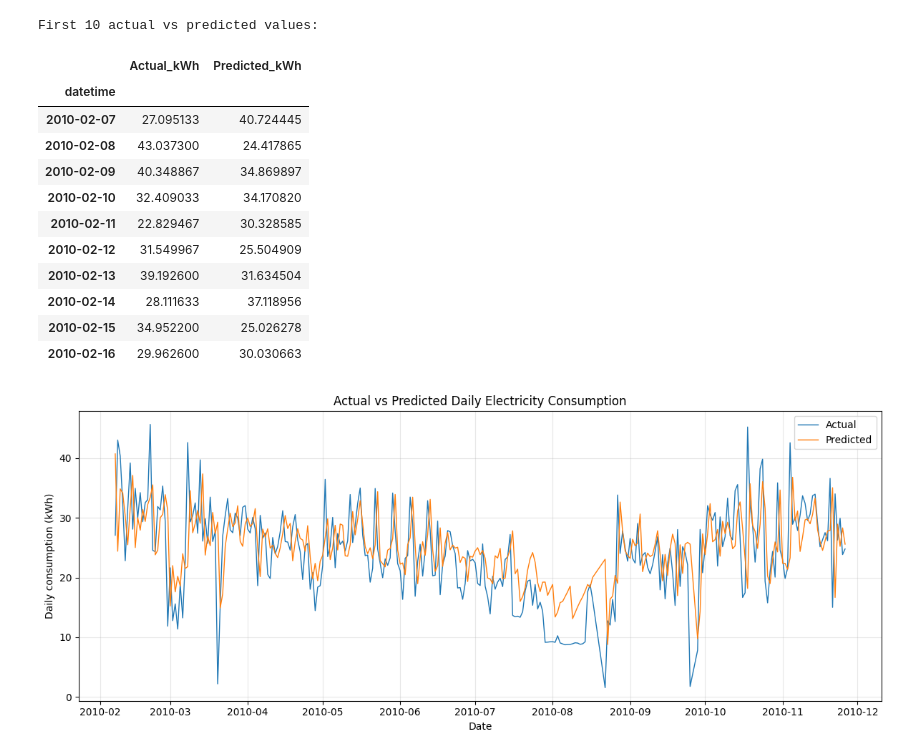
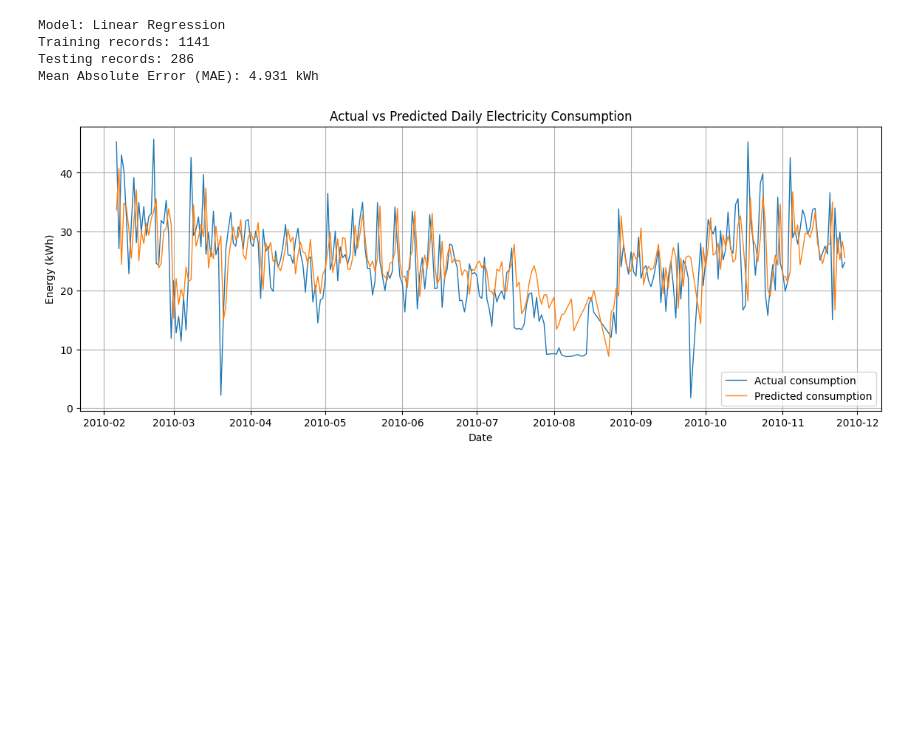
Before and after one commit to 2112rishu/electricity-bill-predictor, a Jupyter notebook: Electricity_Bill_Predictor.ipynb, the cells around one changed output. Saved outputs shown, nothing was run; the diff lists cells and outputs as text; code cells hidden in the pictures; blank space fills up the shorter version.

```diff
--- a/Electricity_Bill_Predictor.ipynb
+++ b/Electricity_Bill_Predictor.ipynb
@@ -289,37 +223,44 @@ Mean Absolute Error (MAE): 4.956 kWh
+# %%
+
+model = LinearRegression()
+model.fit(X_train, y_train)
+
+predictions = model.predict(X_test)
+
+mae = mean_absolute_error(y_test, predictions)
+
+print("Model: Linear Regression")
+print("Training records:", len(X_train))
+print("Testing records:", len(X_test))
+print(f"Mean Absolute Error (MAE): {mae:.3f} kWh")
+# %% [output]
+Model: Linear Regression
+Training records: 1141
+Testing records: 286
+Mean Absolute Error (MAE): 4.931 kWh
 # %%
 
-results = pd.DataFrame({
-    "Actual_kWh": y_test,
-    "Predicted_kWh": y_pred
-})
+plt.figure(figsize=(14, 5))
 
-print("First 10 actual vs predicted values:")
-display(results.head(10))
+plt.plot(
+    y_test.index,
+    y_test.values,
+    label="Actual consumption",
+    linewidth=1
+)
 
-plt.figure(figsize=(12, 5))
-plt.plot(results.index, results["Actual_kWh"],
-         label="Actual", linewidth=1)
-plt.plot(results.index, results["Predicted_kWh"],
-         label="Predicted", linewidth=1)
+plt.plot(
+    y_test.index,
+    predictions,
+    label="Predicted consumption",
+    linewidth=1
+)
+
 plt.title("Actual vs Predicted Daily Electricity Consumption")
 plt.xlabel("Date")
-plt.ylabel("Daily consumption (kWh)")
+plt.ylabel("Energy (kWh)")
 plt.legend()
-plt.grid(True, alpha=0.3)
-plt.tight_layout()
+plt.grid(True)
 plt.show()
 # %% [output]
-First 10 actual vs predicted values:
-|  | Actual_kWh | Predicted_kWh |
-| datetime |  |  |
-| 2010-02-07 | 27.095133 | 40.724445 |
-| 2010-02-08 | 43.037300 | 24.417865 |
-| 2010-02-09 | 40.348867 | 34.869897 |
-| 2010-02-10 | 32.409033 | 34.170820 |
-| 2010-02-11 | 22.829467 | 30.328585 |
-| 2010-02-12 | 31.549967 | 25.504909 |
-| 2010-02-13 | 39.192600 | 31.634504 |
-| 2010-02-14 | 28.111633 | 37.118956 |
-| 2010-02-15 | 34.952200 | 25.026278 |
-| 2010-02-16 | 29.962600 | 30.030663 |
-[figure, old version]
+[figure, new version]
```
Also changed, not shown: parts of 16 cells of this notebook.
